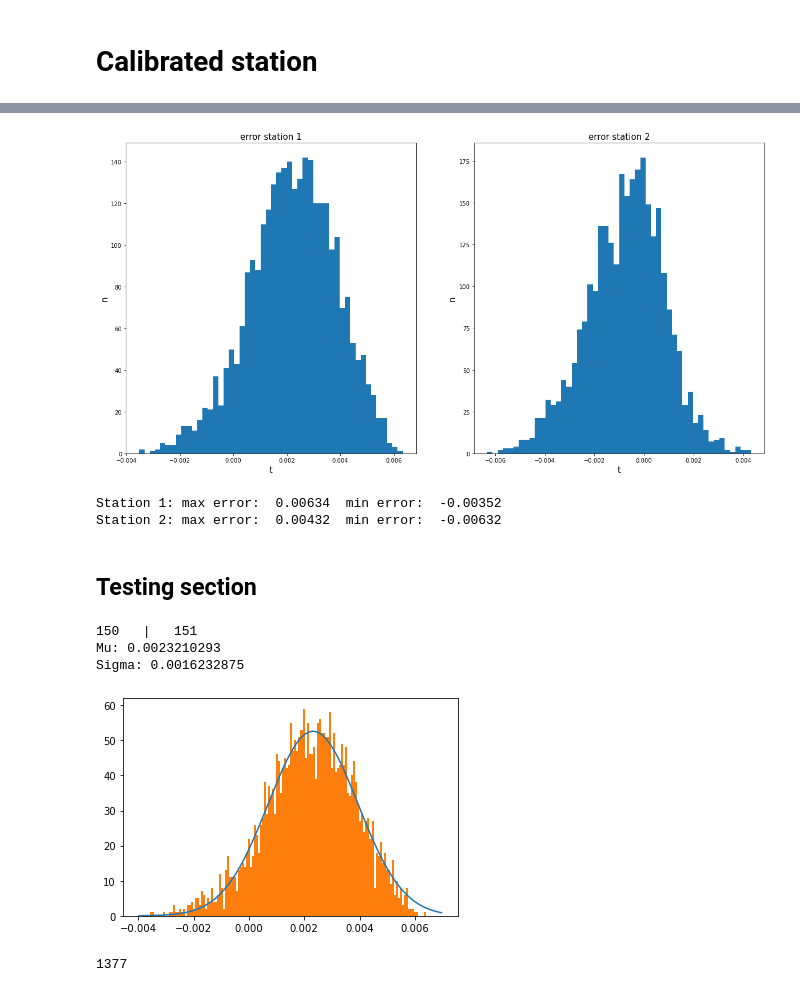
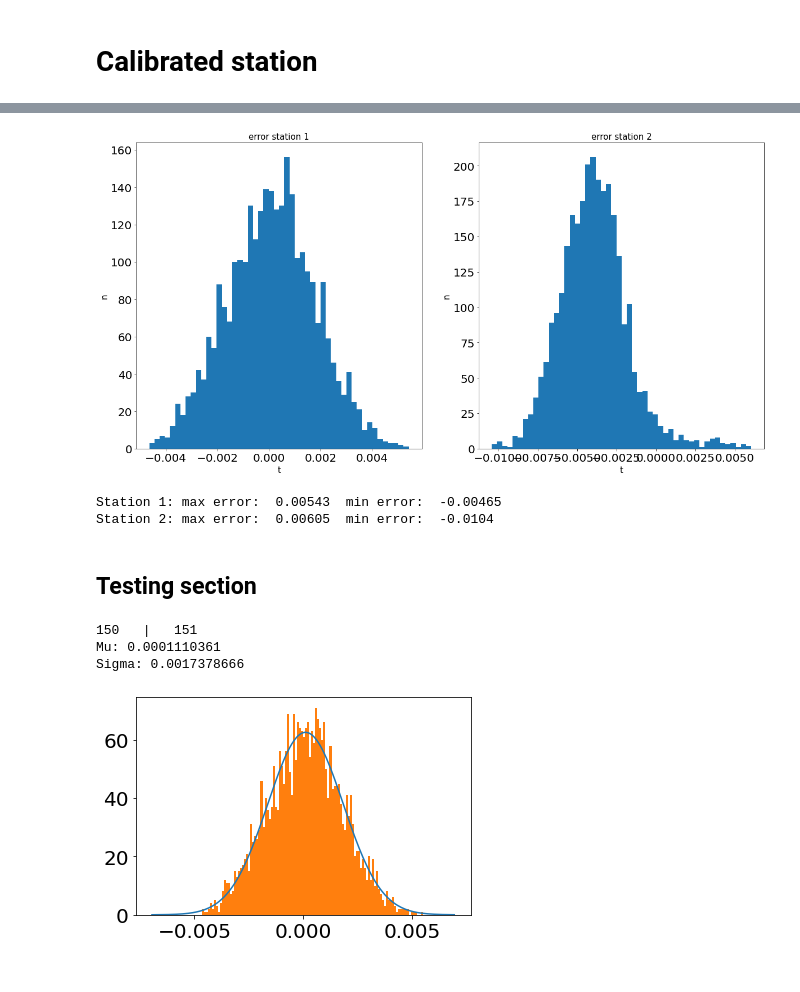
Before and after one commit to maximilianKoeper/melp, a Jupyter notebook: jupyter-notbooks/taft_v2-global_correction_z.ipynb, the cells around one changed output, grey strips where cells are left out. Drawn from its saved outputs; the diff is of its cells as text; code cells hidden in the pictures.

```diff
--- a/jupyter-notbooks/taft_v2-global_correction_z.ipynb
+++ b/jupyter-notbooks/taft_v2-global_correction_z.ipynb
@@ -17,9 +17,9 @@ Welcome to JupyROOT 6.24/06
 # %% [markdown]
 ## Creating/Loading detector with misalignment
 # %%
-#mu3e_detector = Detector.initFromROOT("./run42_20000.root")
+mu3e_detector = Detector.initFromROOT("./run42_20000.root")
 #mu3e_detector = Detector.initFromSave("calibration_iteration2_v1.det")
-mu3e_detector = Detector.initFromSave("test_det.dev")
+#mu3e_detector = Detector.initFromSave("test_det.dev")
 # %% [output]
 ------------------------------
 Detector information
@@ -211,9 +223,9 @@ melp.taft.plot_correction_function(melp.taft.corrections.calibration_correction_
 # %%
 melp.taft.plot_error_dist(mu3e_detector)
 # %% [output]
-[figure, old version]
+[figure, new version]
-Station 1: max error:  0.00634  min error:  -0.00352
-Station 2: max error:  0.00432  min error:  -0.00632
+Station 1: max error:  0.00543  min error:  -0.00465
+Station 2: max error:  0.00605  min error:  -0.0104
 # %% [markdown]
 ## Testing section
 # %%
@@ -233,22 +245,22 @@ def gauss_function(x, a, x0, sigma):
 
 import scipy.optimize as opt
 
-hist_1, bin_edges = np.histogram(hist, bins=150, range=(-0.004,0.007),  density=False)
+hist_1, bin_edges = np.histogram(hist, bins=150, range=(-0.007,0.007),  density=False)
 
 bin_center = (bin_edges[1:] + bin_edges[:-1])/2
 print(len(bin_center), "  |  ", len(bin_edges))
 
-popt, cov = opt.curve_fit(gauss_function, bin_center, hist_1)
+popt, cov = opt.curve_fit(gauss_function, bin_center, hist_1, p0=(60,0,0.001))
 
 print('Mu: {0:.10f}'.format(popt[1]))
 print('Sigma: {0:.10f}'.format(popt[2]))
 # %% [output]
 150   |   151
-Mu: 0.0023210293
-Sigma: 0.0016232875
+Mu: 0.0001110361
+Sigma: 0.0017378666
 # %%
 plt.plot(bin_center, gauss_function(bin_center, *popt))
-plt.hist(hist, bins=150, range=(-0.004,0.007), density = False)
+plt.hist(hist, bins=150, range=(-0.007,0.007), density = False)
 plt.show()
 # %% [output]
-[figure, old version]
+[figure, new version]
@@ -270,4 +266,0 @@ for i in range(1,52):
-# %%
-print(result)
-# %% [output]
-1377
```
Also changed, not shown: parts of 17 cells of this notebook, 6 other files.
